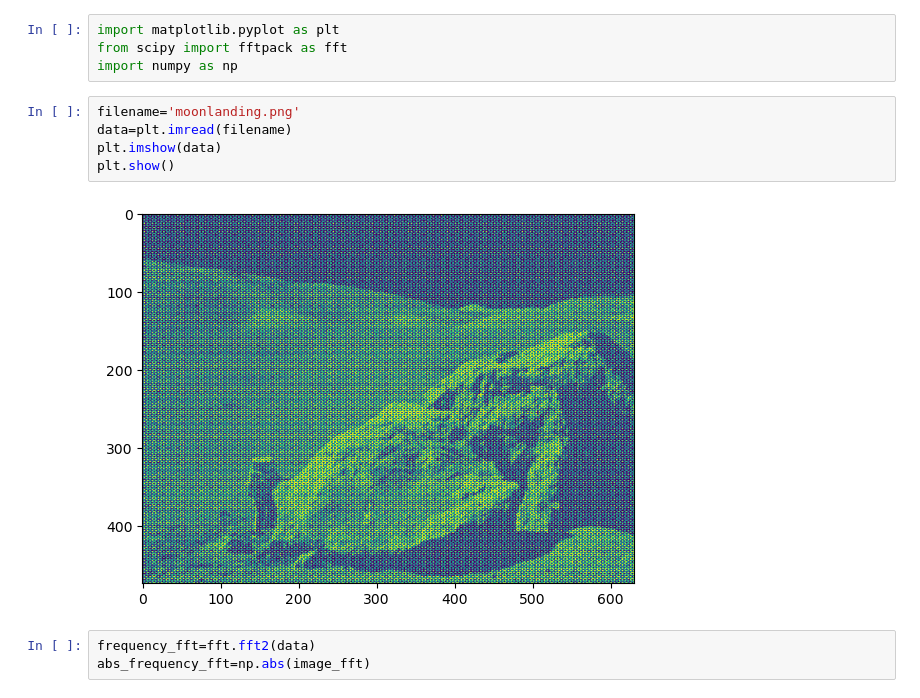
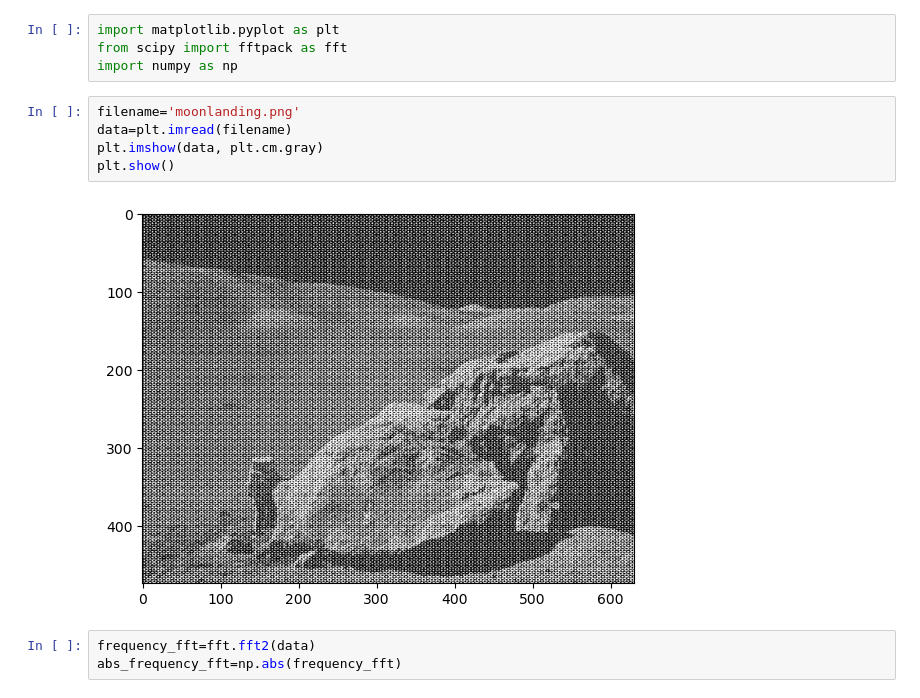
Before and after one commit to MarcoZenari/LaboratoryOfComputationalPhysics_Y5, a Jupyter notebook: 09ex_Algorithms_solutions.ipynb, the cells around one changed output. Saved outputs shown, nothing was run; the diff lists cells and outputs as text.

```diff
--- a/09ex_Algorithms_solutions.ipynb
+++ b/09ex_Algorithms_solutions.ipynb
@@ -278,10 +278,10 @@ import numpy as np
 # %%
 filename='moonlanding.png'
 data=plt.imread(filename)
-plt.imshow(data)
+plt.imshow(data, plt.cm.gray)
 plt.show()
 # %% [output]
-[figure, old version]
+[figure, new version]
 # %%
 frequency_fft=fft.fft2(data)
-abs_frequency_fft=np.abs(image_fft)
+abs_frequency_fft=np.abs(frequency_fft)
```
Also changed, not shown: parts of 7 cells of this notebook.
